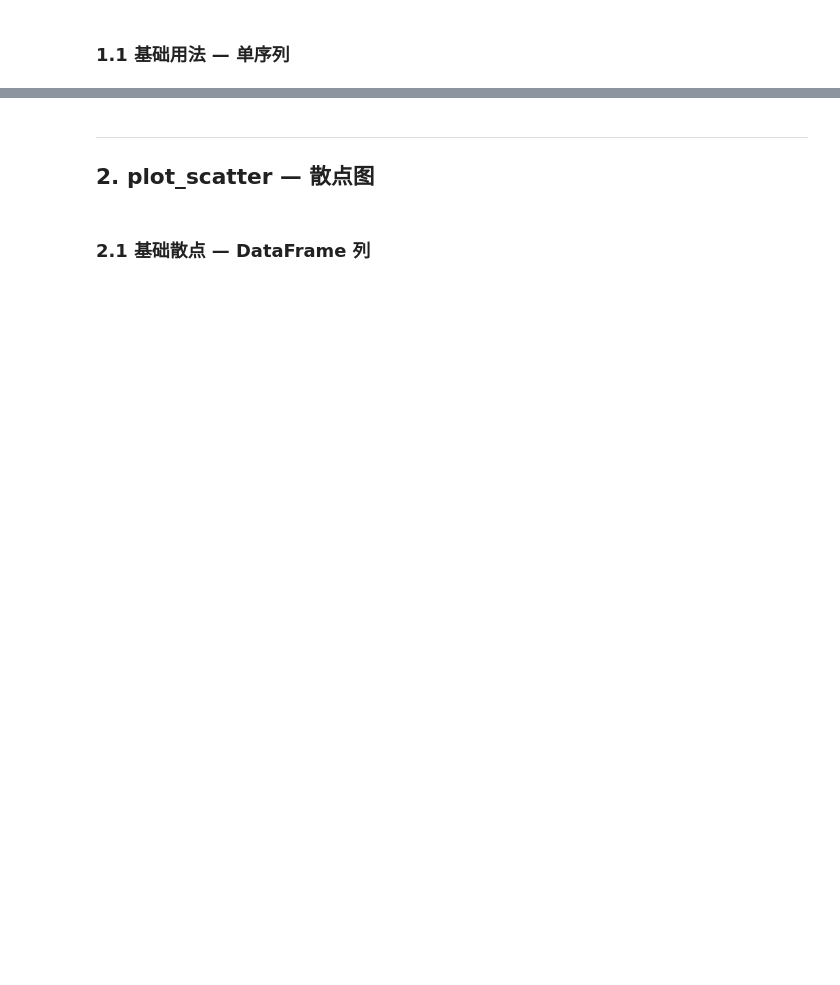
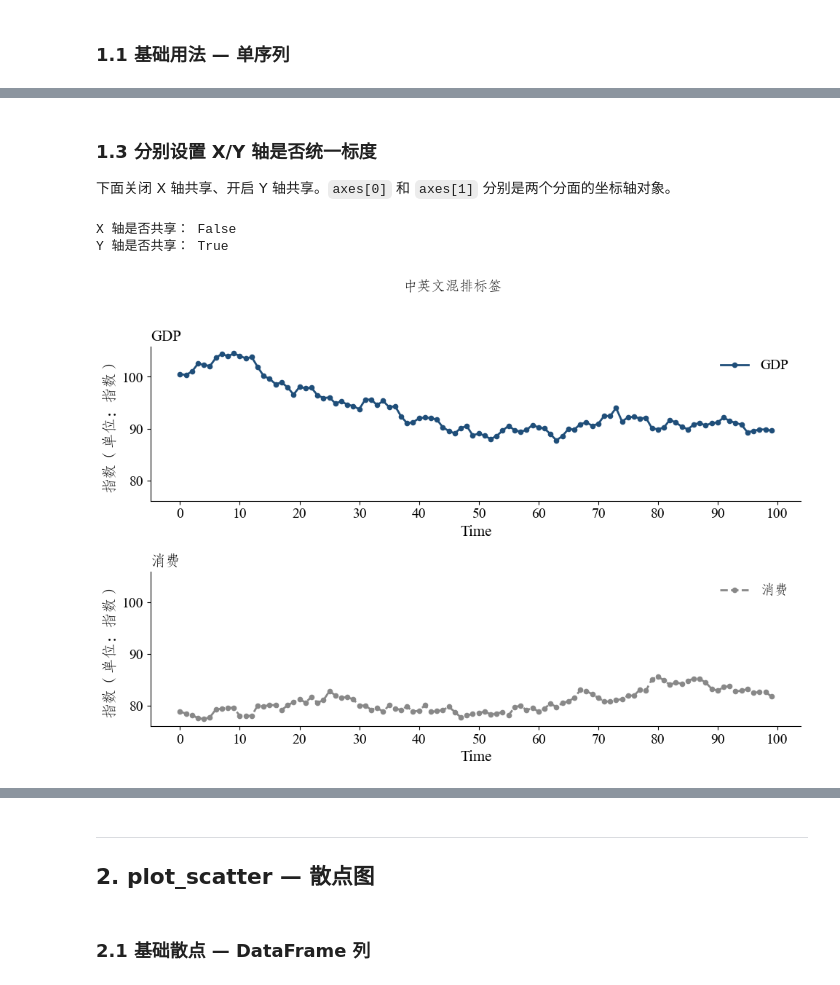
Before and after one commit to BichengNiu/Ts, a Jupyter notebook: TsPlots/demo.ipynb, the cells around one changed output, grey strips where cells are left out. Saved outputs shown, nothing was run; the diff lists cells and outputs as text; code cells hidden in the pictures; blank space fills up the shorter version.

```diff
--- a/TsPlots/demo.ipynb
+++ b/TsPlots/demo.ipynb
@@ -38,0 +82,24 @@ plt.show()
+# %% [markdown]
+### 1.3 分别设置 X/Y 轴是否统一标度
+
+下面关闭 X 轴共享、开启 Y 轴共享。`axes[0]` 和 `axes[1]` 分别是两个分面的坐标轴对象。
+# %%
+data_dict = {"GDP": df["GDP"].values, "消费": df["Consumption"].values}
+fig, axes = plot_series(
+    data_dict,
+    x=t,
+    sharex=False,
+    sharey=True,
+    title="中英文混排标签",
+    ytitle="指数",
+    linewidth=2,
+    markersize=3,
+    unit="指数",
+)
+print("X 轴是否共享：", axes[0].get_shared_x_axes().joined(axes[0], axes[1]))
+print("Y 轴是否共享：", axes[0].get_shared_y_axes().joined(axes[0], axes[1]))
+plt.show()
+# %% [output]
+X 轴是否共享： False
+Y 轴是否共享： True
+[figure, added]
```
Also changed, not shown: parts of 37 cells of this notebook, 11 other files.
